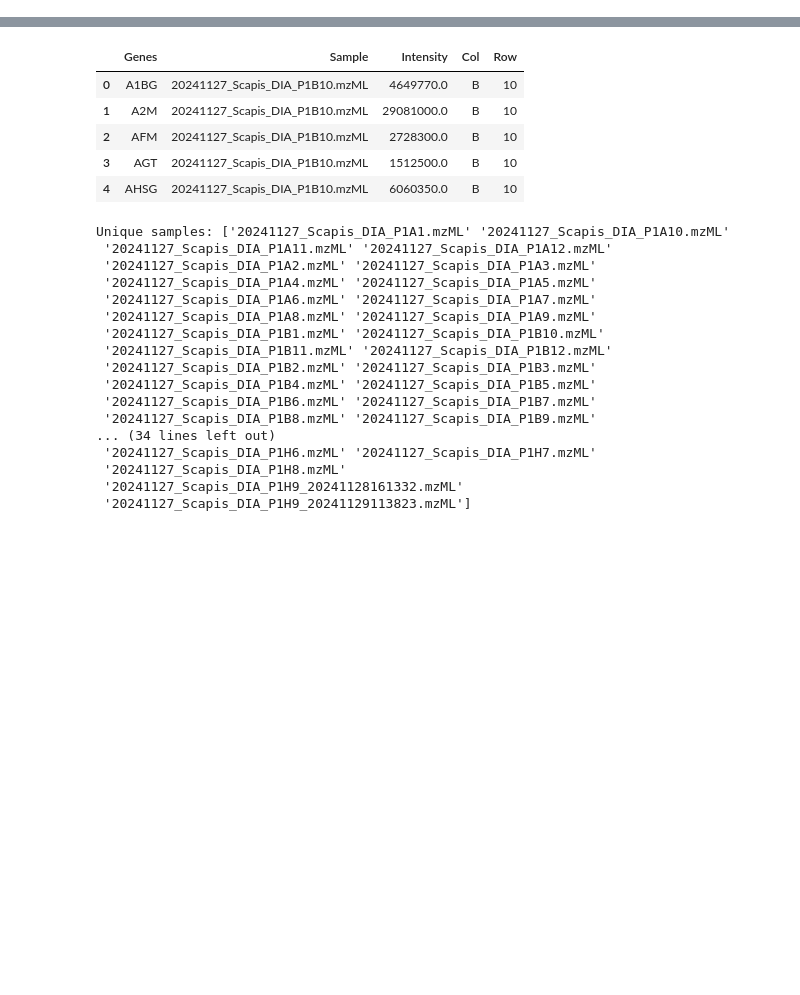
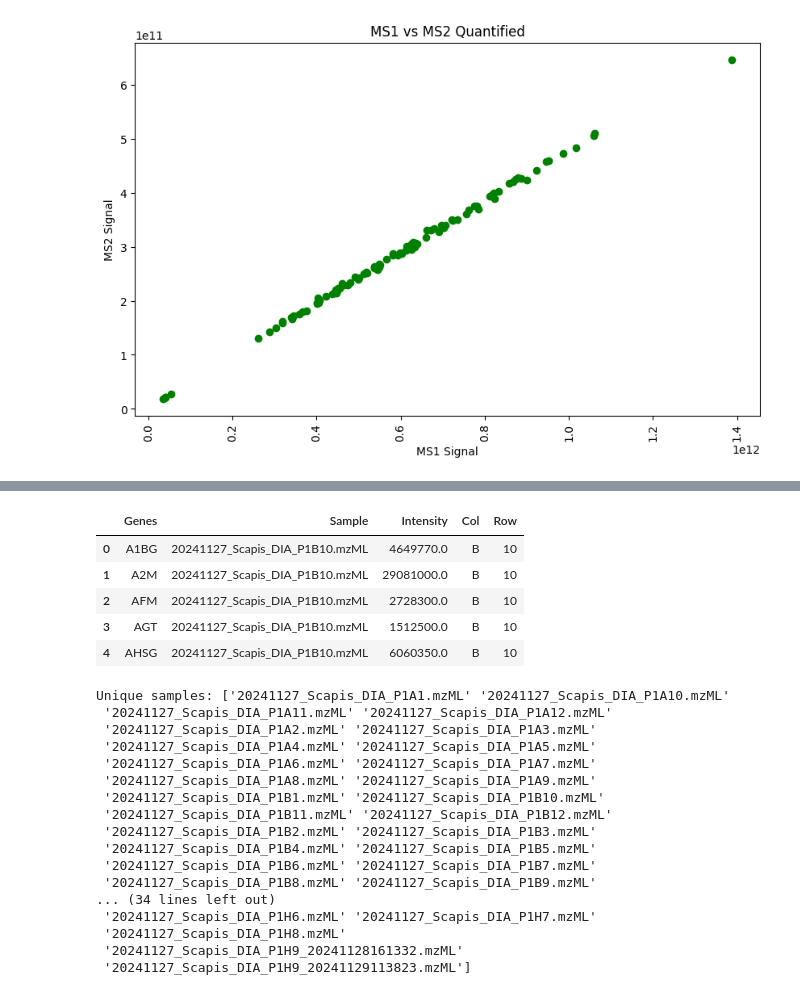
Before and after one commit to thanadol-git/deepmrm_input, a Jupyter notebook: diann_plate.ipynb, the cells around one changed output, grey strips where cells are left out. Cells and saved outputs as stored; diff of their text form; code cells hidden in the pictures; blank space fills up the shorter version.

```diff
--- a/diann_plate.ipynb
+++ b/diann_plate.ipynb
@@ -16,0 +34,11 @@ df.head()
+# %%
+# Scatter plot between MS1 and MS2
+plt.figure(figsize=(10, 6))
+plt.scatter(diann_stat['MS1.Signal'], diann_stat['MS2.Signal'], color='green', label='MS2 Quantified')
+plt.xlabel('MS1 Signal')
+plt.ylabel('MS2 Signal')
+plt.title('MS1 vs MS2 Quantified')
+plt.xticks(rotation=90)
+plt.show()
+# %% [output]
+[figure, added]
```
Also changed, not shown: parts of 7 cells of this notebook.
